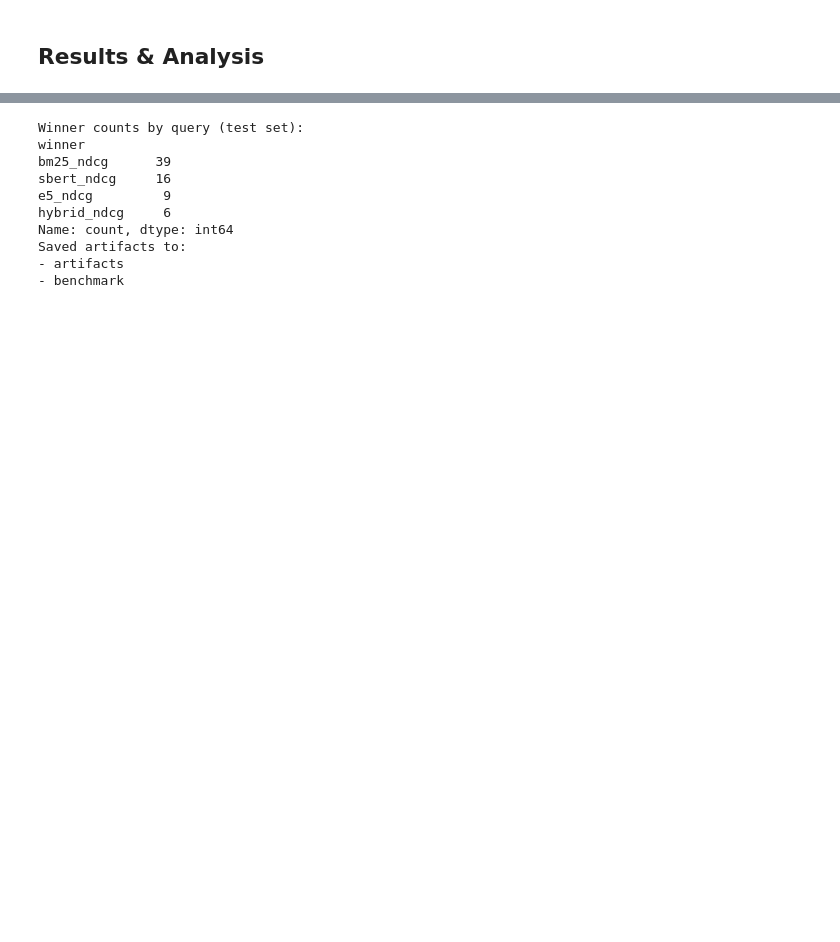
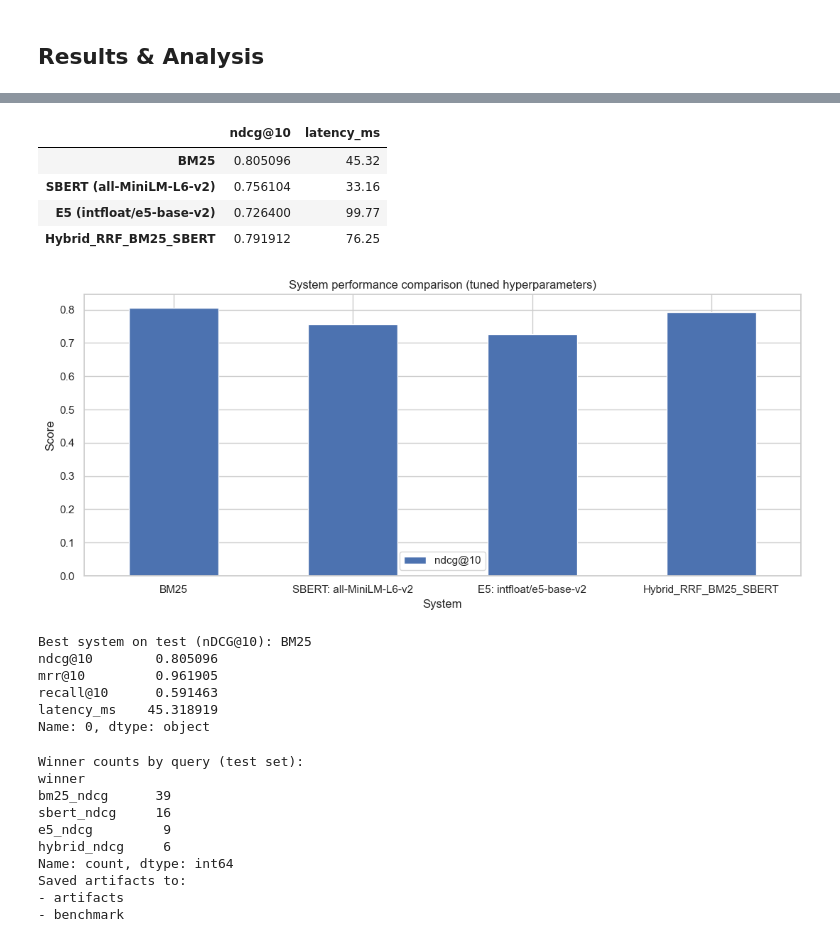
Before and after one commit to Famosaya-Bobola/Enhanced-Product-Discovery, a Jupyter notebook: product-retrieval-implementation.ipynb, the cells around one changed output, grey strips where cells are left out. Drawn from its saved outputs; the diff is of its cells as text; code cells hidden in the pictures; blank space fills up the shorter version.

Commit message:
Best Model Evaluation

```diff
--- a/product-retrieval-implementation.ipynb
+++ b/product-retrieval-implementation.ipynb
@@ -923,4 +923,51 @@ latency_ms    42.19565
 Name: 0, dtype: object
+# %%
+# Aggregate metric view
+metric_cols = [
+"ndcg@10", "latency_ms",
+]
+
+plot_labels = [
+    "BM25",
+    f"SBERT: {sbert_model_name}",
+    f"E5: {e5_model_name}",
+    HYBRID_SYSTEM_NAME,
+]
+
+display(
+    summary[metric_cols]
+    .style.format({c: "{:.4f}" for c in metric_cols if c != "latency_ms"})
+    .format({"latency_ms": "{:.2f}"})
+)
+
+plot_metrics = [c for c in metric_cols if c != "latency_ms"]
+ax = summary.set_index(pd.Index(plot_labels))[plot_metrics].plot(
+    kind="bar", figsize=(11, 5), rot=0
+)
+ax.set_title("System performance comparison (tuned hyperparameters)")
+ax.set_ylabel("Score")
+ax.set_xlabel("System")
+plt.tight_layout()
+plt.show()
+
+summary_named = summary.reset_index().rename(columns={"index": "system"})
+summary_named["system"] = plot_labels
+best_row = summary_named.sort_values("ndcg@10", ascending=False).iloc[0]
+print("Best system on test (nDCG@10):", best_row["system"])
+print(best_row[["ndcg@10", "mrr@10", "recall@10", "latency_ms"]])
+# %% [output]
+|  | ndcg@10 | latency_ms |
+| BM25 | 0.805096 | 45.32 |
+| SBERT (all-MiniLM-L6-v2) | 0.756104 | 33.16 |
+| E5 (intfloat/e5-base-v2) | 0.726400 | 99.77 |
+| Hybrid_RRF_BM25_SBERT | 0.791912 | 76.25 |
+[figure, added]
+Best system on test (nDCG@10): BM25
+ndcg@10        0.805096
+mrr@10         0.961905
+recall@10      0.591463
+latency_ms    45.318919
+Name: 0, dtype: object
 # %%
 # Per-query win/loss analysis + export artifacts
 hybrid_col = "hybrid_ndcg"
```
Also changed, not shown: parts of 1 cell of this notebook, 6 other files.
